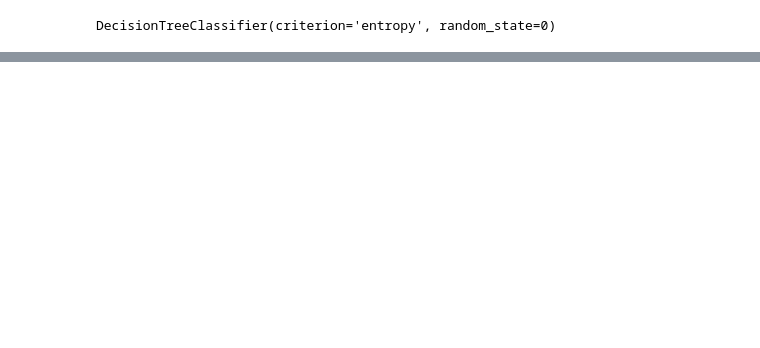
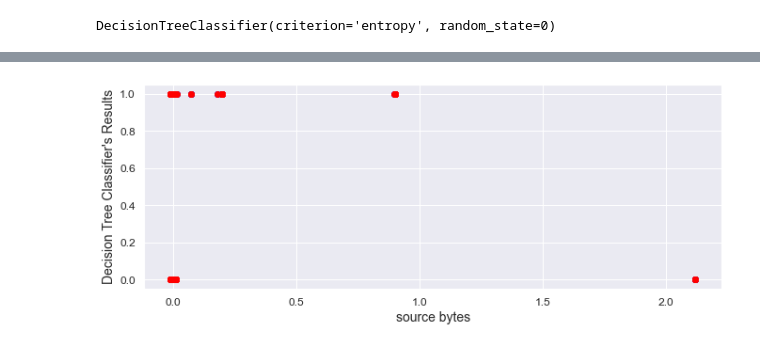
Before and after one commit to AkankshaReddyP/NIDS, a Jupyter notebook: src.ipynb, the cells around one changed output, grey strips where cells are left out. Saved outputs shown, nothing was run; the diff lists cells and outputs as text; code cells hidden in the pictures; blank space fills up the shorter version.

```diff
--- a/src.ipynb
+++ b/src.ipynb
@@ -423,3 +427,11 @@ plt.show()
+# %%
+plt.scatter(X_test.src_bytes,Y_test,color='blue')
+plt.scatter(X_test.src_bytes,DTC_Classifier.predict(X_test),color='red')
+plt.xlabel("source bytes")
+plt.ylabel("Decision Tree Classifier's Results")
+plt.show()
+# %% [output]
+[figure, added]
 # %%
 results=ensemble.predict(X_test)
 plt.scatter(X_test.src_bytes,Y_test,color='blue')
```
Also changed, not shown: parts of 21 cells of this notebook, 1 other file.
